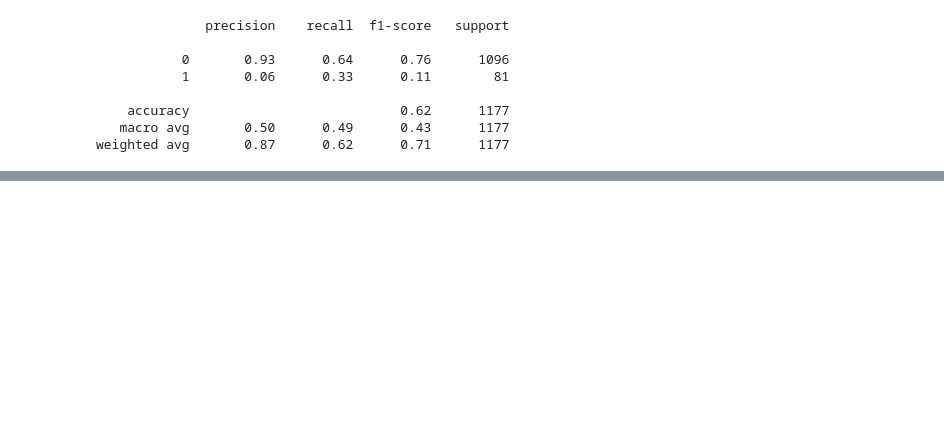
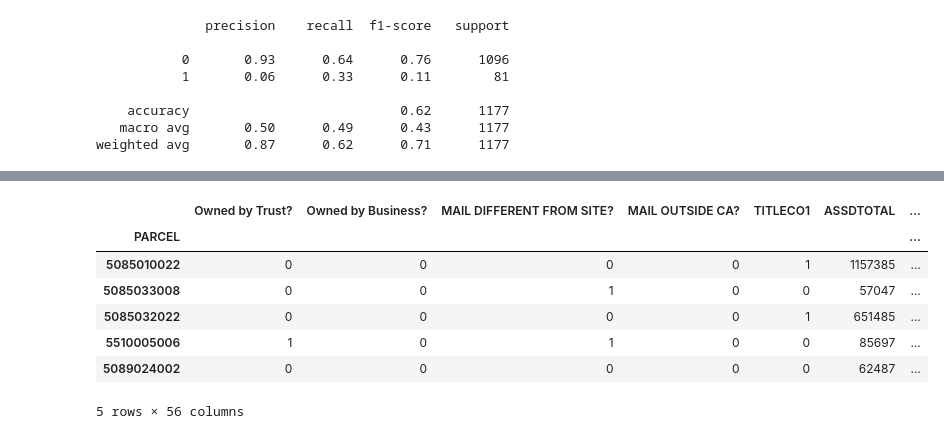
Before and after one commit to mhorstman/Final_Project_Team_1, a Jupyter notebook: Beverly_Grove_Supervised_Learning.ipynb, the cells around one changed output, grey strips where cells are left out. Drawn from its saved outputs; the diff is of its cells as text; code cells hidden in the pictures; blank space fills up the shorter version.

```diff
--- a/Beverly_Grove_Supervised_Learning.ipynb
+++ b/Beverly_Grove_Supervised_Learning.ipynb
@@ -1279,0 +1682,12 @@ weighted avg       0.87      0.62      0.71      1177
+# %%
+Beverly_Grove_Results_SFRs_df = Beverly_Grove_df.merge(results, how="left", right_on="PARCEL", left_on="PARCEL")
+Beverly_Grove_df.head()
+# %% [output]
+|  | Owned by Trust? | Owned by Business? | MAIL DIFFERENT FROM SITE? | MAIL OUTSIDE CA? | TITLECO1 | ASSDTOTAL | ... |
+| PARCEL |  |  |  |  |  |  | ... |
+| 5085010022 | 0 | 0 | 0 | 0 | 1 | 1157385 | ... |
+| 5085033008 | 0 | 0 | 1 | 0 | 0 | 57047 | ... |
+| 5085032022 | 0 | 0 | 0 | 0 | 1 | 651485 | ... |
+| 5510005006 | 1 | 0 | 1 | 0 | 0 | 85697 | ... |
+| 5089024002 | 0 | 0 | 0 | 0 | 0 | 62487 | ... |
+5 rows × 56 columns
```
Also changed, not shown: parts of 101 cells of this notebook.
